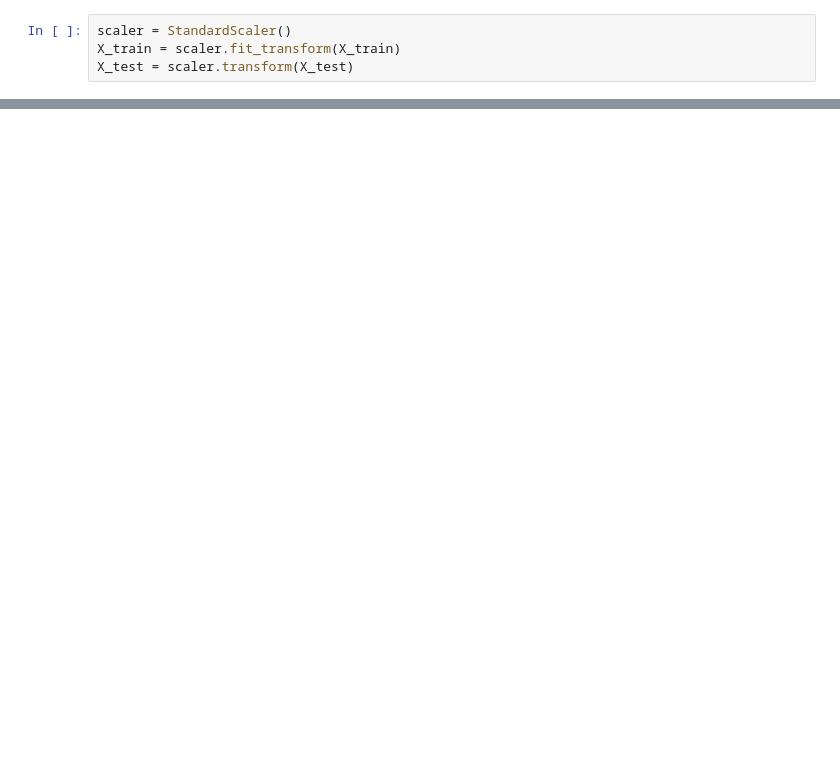
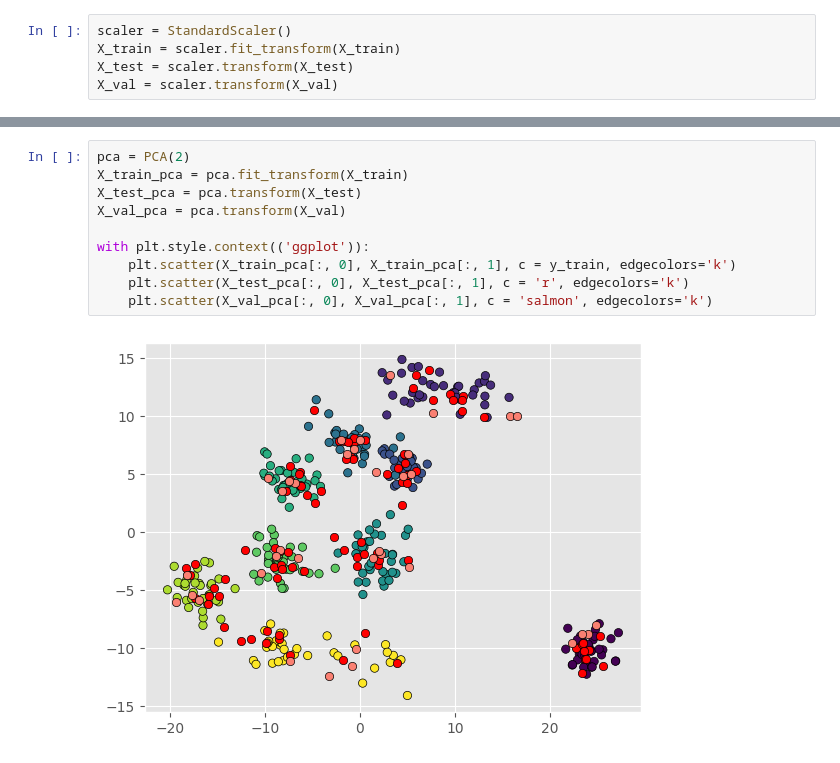
Before and after one commit to ChauBacHozz/Chemometric-book, a Jupyter notebook: K_nearest_neighbor/KNN.ipynb, the cells around one changed output, grey strips where cells are left out. Cells and saved outputs as stored; diff of their text form; blank space fills up the shorter version.

```diff
--- a/K_nearest_neighbor/KNN.ipynb
+++ b/K_nearest_neighbor/KNN.ipynb
@@ -57,3 +26,4 @@ X_train.shape
 scaler = StandardScaler()
 X_train = scaler.fit_transform(X_train)
 X_test = scaler.transform(X_test)
+X_val = scaler.transform(X_val)
@@ -92,0 +67,12 @@ accuracy_score(y_test, y_pred)
+# %%
+pca = PCA(2)
+X_train_pca = pca.fit_transform(X_train)
+X_test_pca = pca.transform(X_test)
+X_val_pca = pca.transform(X_val)
+
+with plt.style.context(('ggplot')):
+    plt.scatter(X_train_pca[:, 0], X_train_pca[:, 1], c = y_train, edgecolors='k')
+    plt.scatter(X_test_pca[:, 0], X_test_pca[:, 1], c = 'r', edgecolors='k')
+    plt.scatter(X_val_pca[:, 0], X_val_pca[:, 1], c = 'salmon', edgecolors='k')
+# %% [output]
+[figure, added]
```
Also changed, not shown: parts of 18 cells of this notebook, 2 other files.
